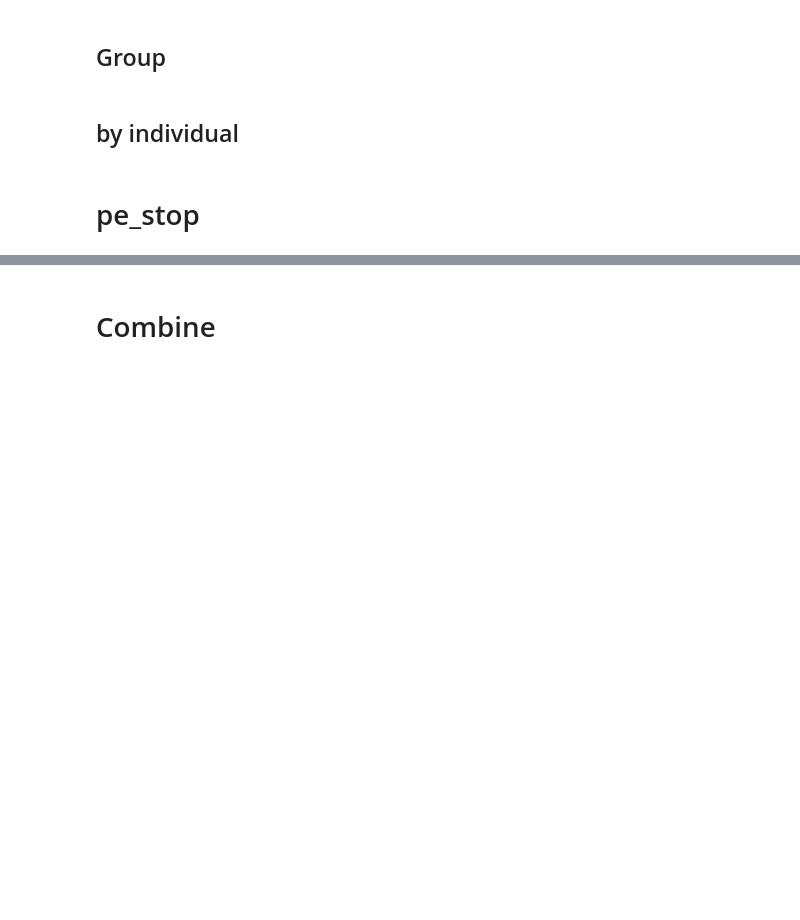
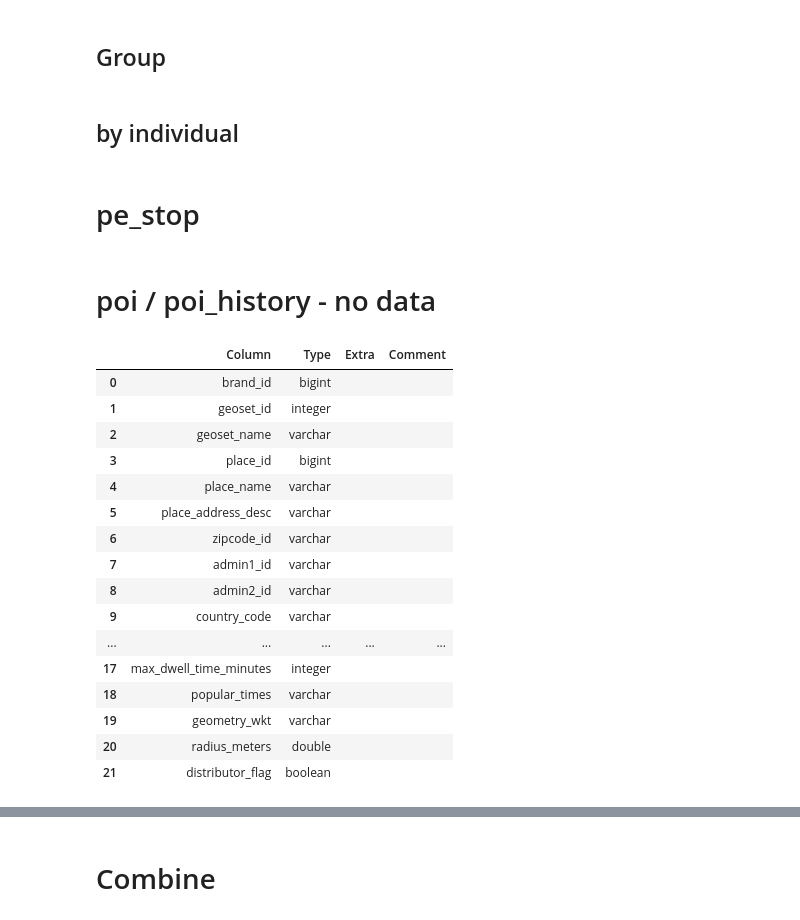
Before and after one commit to dime-worldbank/netmob24-data-challenge, a Jupyter notebook: Code/Daily.ipynb, the cells around one changed output, grey strips where cells are left out. Drawn from its saved outputs; the diff is of its cells as text; code cells hidden in the pictures; blank space fills up the shorter version.

```diff
--- a/Code/Daily.ipynb
+++ b/Code/Daily.ipynb
@@ -429,3 +447,5 @@ print(f"Query executed in: {execution_time:.2f} seconds")
 result
 # %%
 result.to_csv(f'/home/jovyan/Data/2019_{country_code}_pe_stop.csv', index=False)
+# %% [markdown]
+# poi / poi_history - no data
@@ -431,0 +457,20 @@ result.to_csv(f'/home/jovyan/Data/2019_{country_code}_pe_stop.csv', index=False)
+# %%
+sql_engine.read_sql(f"desc {poi_table}")
+# %% [output]
+|  | Column | Type | Extra | Comment |
+| 0 | brand_id | bigint |  |  |
+| 1 | geoset_id | integer |  |  |
+| 2 | geoset_name | varchar |  |  |
+| 3 | place_id | bigint |  |  |
+| 4 | place_name | varchar |  |  |
+| 5 | place_address_desc | varchar |  |  |
+| 6 | zipcode_id | varchar |  |  |
+| 7 | admin1_id | varchar |  |  |
+| 8 | admin2_id | varchar |  |  |
+| 9 | country_code | varchar |  |  |
+| ... | ... | ... | ... | ... |
+| 17 | max_dwell_time_minutes | integer |  |  |
+| 18 | popular_times | varchar |  |  |
+| 19 | geometry_wkt | varchar |  |  |
+| 20 | radius_meters | double |  |  |
+| 21 | distributor_flag | boolean |  |  |
```
Also changed, not shown: parts of 3 cells of this notebook, 2 other files.
